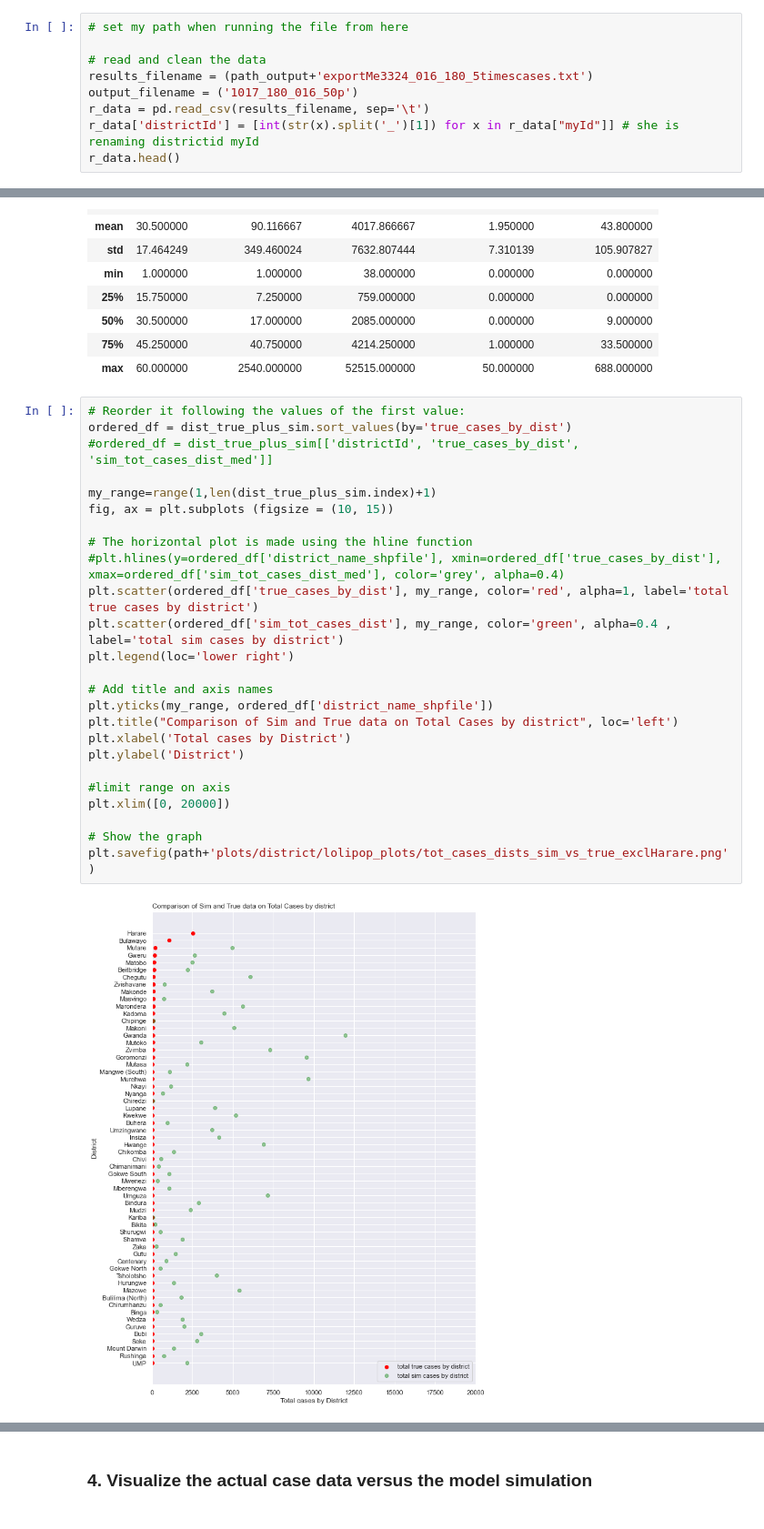
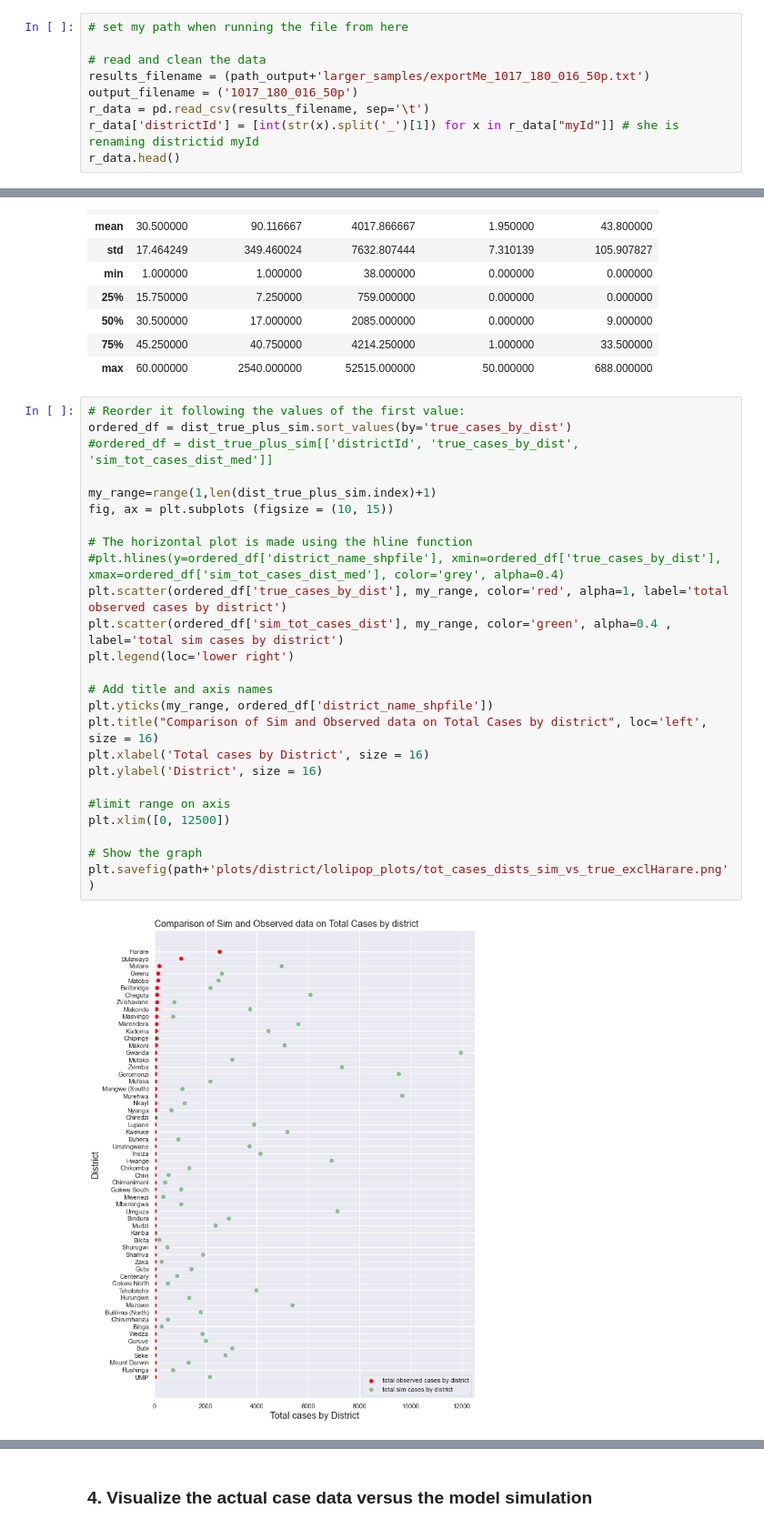
Before and after one commit to dime-worldbank/Disease-Modelling-SSA, a Jupyter notebook: notebooks/Comparisons_on_single_run_sa_v3.ipynb, the cells around one changed output, grey strips where cells are left out. Shown at 91% size. Saved outputs shown, nothing was run; the diff lists cells and outputs as text.

```diff
--- a/notebooks/Comparisons_on_single_run_sa_v3.ipynb
+++ b/notebooks/Comparisons_on_single_run_sa_v3.ipynb
@@ -53,7 +53,7 @@ Please note that it is TAB DELIMITED - if your data is not, then you will need t
 # set my path when running the file from here
 
 # read and clean the data
-results_filename = (path_output+'exportMe3324_016_180_5timescases.txt')
+results_filename = (path_output+'larger_samples/exportMe_1017_180_016_50p.txt')
 output_filename = ('1017_180_016_50p')
 r_data = pd.read_csv(results_filename, sep='\t')
 r_data['districtId'] = [int(str(x).split('_')[1]) for x in r_data["myId"]] # she is renaming districtid myId
@@ -260,30 +260,30 @@ dist_true_plus_sim.describe()
 # %%
 # Reorder it following the values of the first value:
 ordered_df = dist_true_plus_sim.sort_values(by='true_cases_by_dist')
 #ordered_df = dist_true_plus_sim[['districtId', 'true_cases_by_dist', 'sim_tot_cases_dist_med']]
 
 my_range=range(1,len(dist_true_plus_sim.index)+1)
 fig, ax = plt.subplots (figsize = (10, 15))
 
 # The horizontal plot is made using the hline function
 #plt.hlines(y=ordered_df['district_name_shpfile'], xmin=ordered_df['true_cases_by_dist'], xmax=ordered_df['sim_tot_cases_dist_med'], color='grey', alpha=0.4)
-plt.scatter(ordered_df['true_cases_by_dist'], my_range, color='red', alpha=1, label='total true cases by district')
+plt.scatter(ordered_df['true_cases_by_dist'], my_range, color='red', alpha=1, label='total observed cases by district')
 plt.scatter(ordered_df['sim_tot_cases_dist'], my_range, color='green', alpha=0.4 , label='total sim cases by district')
 plt.legend(loc='lower right')
 
 # Add title and axis names
 plt.yticks(my_range, ordered_df['district_name_shpfile'])
-plt.title("Comparison of Sim and True data on Total Cases by district", loc='left')
-plt.xlabel('Total cases by District')
-plt.ylabel('District')
+plt.title("Comparison of Sim and Observed data on Total Cases by district", loc='left', size = 16)
+plt.xlabel('Total cases by District', size = 16)
+plt.ylabel('District', size = 16)
 
 #limit range on axis
-plt.xlim([0, 20000])
+plt.xlim([0, 12500])
 
 # Show the graph
 plt.savefig(path+'plots/district/lolipop_plots/tot_cases_dists_sim_vs_true_exclHarare.png')
 # %% [output]
-[figure, old version]
+[figure, new version]
 # %%
 # Reorder it following the values of the first value:
 ordered_df = dist_true_plus_sim.sort_values(by='true_deaths_by_dist')
```
Also changed, not shown: parts of 7 cells of this notebook, 4 other files.
